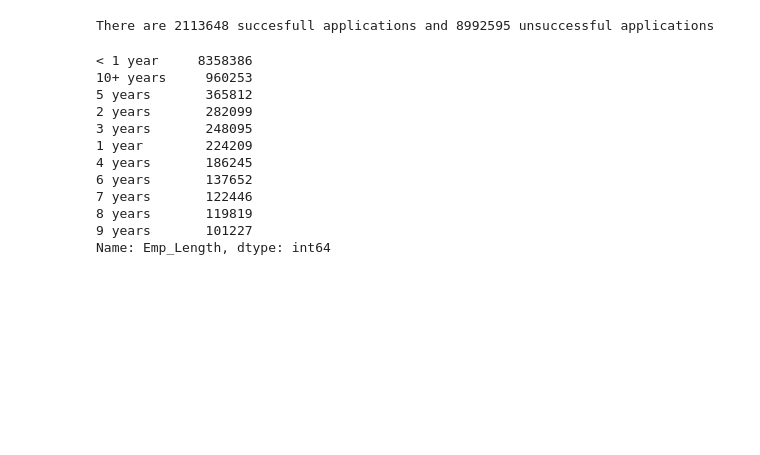
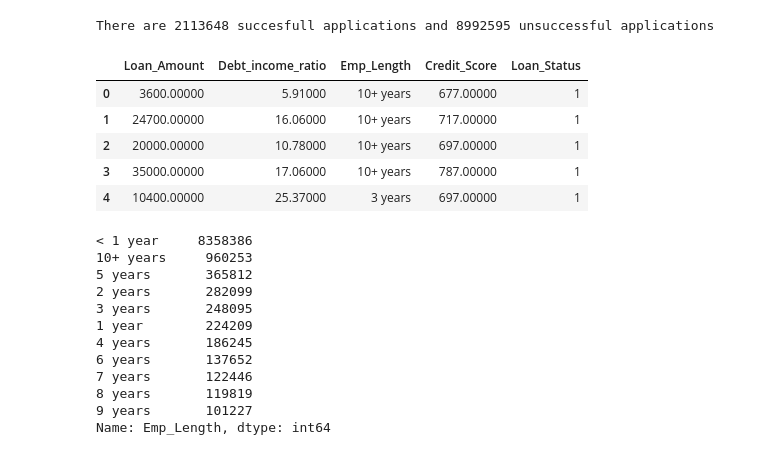
Before and after one commit to nitishsingh158/WokeRUs, a Jupyter notebook: lending_data.ipynb, the cells around one changed output. Cells and saved outputs as stored; diff of their text form; code cells hidden in the pictures; blank space fills up the shorter version.

```diff
--- a/lending_data.ipynb
+++ b/lending_data.ipynb
@@ -156,6 +115,14 @@ There are 2113648 succesfull applications and 8992595 unsuccessful applications
 # %%
 # Concatinate the two dataframes to single
 consolidated = pd.concat([file_accepted, file_rejected], axis=0).reset_index(drop=True)
+consolidated.head()
+# %% [output]
+|  | Loan_Amount | Debt_income_ratio | Emp_Length | Credit_Score | Loan_Status |
+| 0 | 3600.00000 | 5.91000 | 10+ years | 677.00000 | 1 |
+| 1 | 24700.00000 | 16.06000 | 10+ years | 717.00000 | 1 |
+| 2 | 20000.00000 | 10.78000 | 10+ years | 697.00000 | 1 |
+| 3 | 35000.00000 | 17.06000 | 10+ years | 787.00000 | 1 |
+| 4 | 10400.00000 | 25.37000 | 3 years | 697.00000 | 1 |
 # %%
 # Check unique values in Emp_length col
 consolidated['Emp_Length'].value_counts()
```
Also changed, not shown: parts of 20 cells of this notebook.
